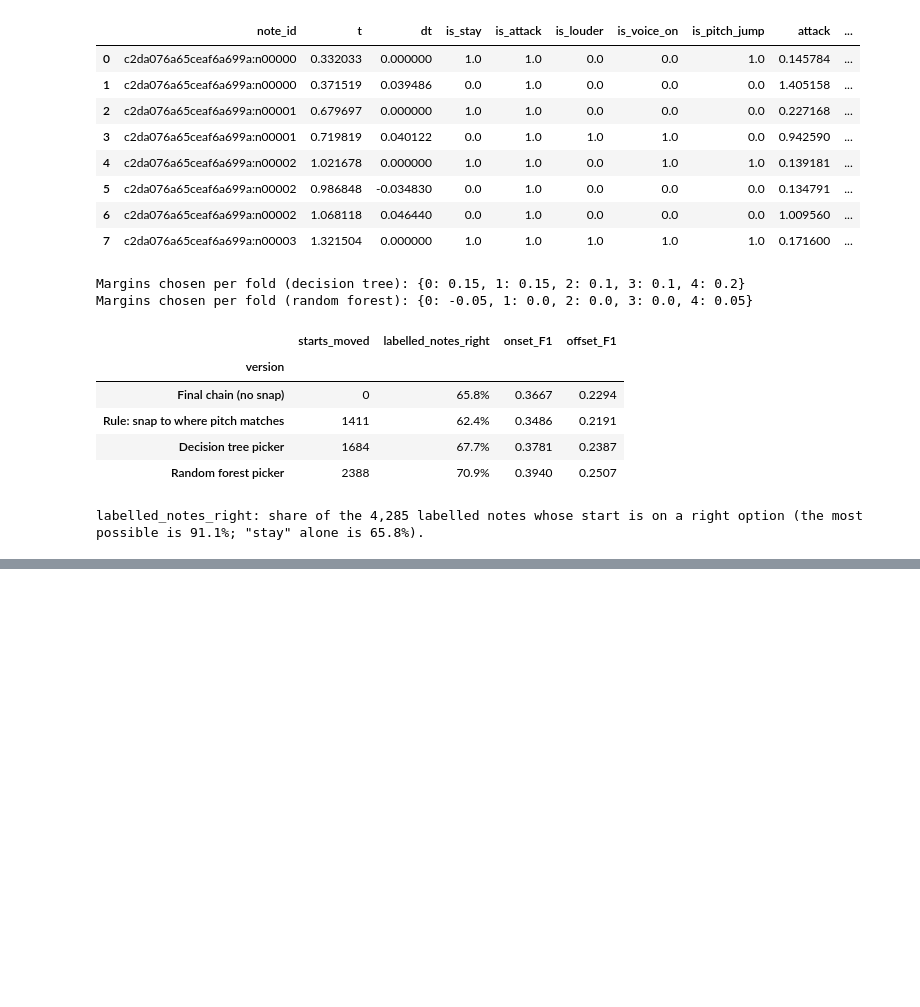
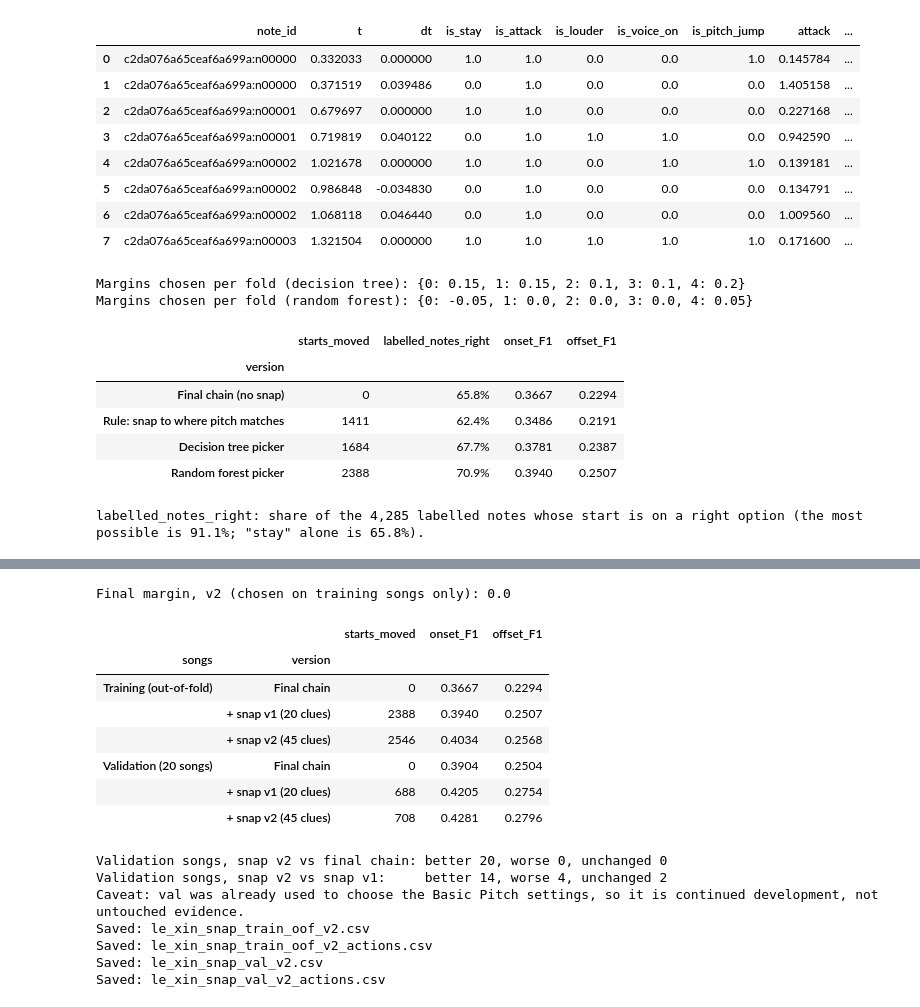
Before and after one commit to feliciaor2024-arch/Scoretify-Project, a Jupyter notebook: notebooks/correction_handover/le_xin_snap_model.ipynb, the cells around one changed output, grey strips where cells are left out. Saved outputs shown, nothing was run; the diff lists cells and outputs as text; code cells hidden in the pictures; blank space fills up the shorter version.

```diff
--- a/notebooks/correction_handover/le_xin_snap_model.ipynb
+++ b/notebooks/correction_handover/le_xin_snap_model.ipynb
@@ -364,14 +369,14 @@ print('Caveat: val was already used to choose the Basic Pitch settings, so it is
 
 # 3. Export complete note tables + action histories (write once; on a rerun, check the saved files still match)
 KINDS = ['is_attack', 'is_louder', 'is_voice_on', 'is_pitch_jump']
-def snap_history(table_before, new_start, options):
+def snap_history(table_before, new_start, options, model=None):
     moved = table_before.set_index('note_id').loc[new_start.index]
     opt = options[options.is_stay == 0].set_index(['note_id', 't'])
     kinds = [';'.join(k[3:] for k in KINDS if opt.loc[(n, t), k].max() == 1) for n, t in new_start.items()]
     h = pd.DataFrame({'note_id': new_start.index, 'recording_id': moved.recording_id.to_numpy(), 'action': 'start_snap',
                       'old_start': moved.start.to_numpy(), 'new_start': new_start.to_numpy(), 'moment_kinds': kinds})
     h['shift_ms'] = ((h.new_start - h.old_start) * 1000).round(1)
-    h['model'] = f'RandomForestClassifier picker, margin {final_margin}; train = out-of-fold by song'
+    h['model'] = model or f'RandomForestClassifier picker, margin {final_margin}; train = out-of-fold by song'
     h['label_version'] = 'answer key (references_train.csv) for labels; provisional'
     order = {n: i for i, n in enumerate(table_before.note_id)}
     return h.assign(_o=h.note_id.map(order)).sort_values('_o').drop(columns='_o').reset_index(drop=True)
@@ -409,0 +527,61 @@ Saved: le_xin_snap_val_v1_actions.csv
+# %%
+# Step 5: final picker v2 -> validation songs (once) -> export snap v2 (train out-of-fold + val) + action histories
+# 1. Final model: random forest with the v2 clues on ALL labelled training options; margin = best training out-of-fold onset F1
+final_margin2 = max(MARGINS, key=lambda g: f1_on(ALL, choose(rf2_prob, g))[0])
+final_rf2 = make_rf().fit(cands2.loc[train_rows, CLUES_V2], y[train_rows])
+print('Final margin, v2 (chosen on training songs only):', final_margin2)
+
+# 2. Validation options = the Step 3 val options + the same new clues (Basic Pitch clues cached by snap_bp_clues.py)
+VCACHE2 = CACHE_DIR / 'snap_candidates_val_v2.csv'
+if VCACHE2.exists():
+    val_cands2 = read(VCACHE2)
+else:
+    val_cands2 = add_new_clues(val_cands, val_chain, read(CACHE_DIR / 'snap_bp_clues_val_v1.csv'))   # ~20 s; no answer key used
+    val_cands2.to_csv(VCACHE2, index=False)
+assert (val_cands2.note_id.to_numpy() == val_cands.note_id.to_numpy()).all() and val_cands2[CLUES_V2].notna().all().all()
+val_start2 = choose(final_rf2.predict_proba(val_cands2[CLUES_V2])[:, 1], final_margin2, val_cands2)
+val_snapped2 = apply_starts(val_start2, val_chain)
+val_after2 = score(val_snapped2, val_refs, val_manifest)
+v1_song = {s['sample_id']: s['f1'] for s in val_after['songs']}
+better2 = sum(s['f1'] > before_song[s['sample_id']] + 1e-12 for s in val_after2['songs'])
+worse2 = sum(s['f1'] < before_song[s['sample_id']] - 1e-12 for s in val_after2['songs'])
+better_v1 = sum(s['f1'] > v1_song[s['sample_id']] + 1e-12 for s in val_after2['songs'])
+worse_v1 = sum(s['f1'] < v1_song[s['sample_id']] - 1e-12 for s in val_after2['songs'])
+train_snapped2 = apply_starts(rf2_start)          # training: out-of-fold picks (step 4); their times come from `cands` (Step 1 table)
+r = lambda out, k: round(out['summary'][k], 4)
+val_table2 = pd.DataFrame([
+    dict(songs='Training (out-of-fold)', version='Final chain',           starts_moved=0, **snap_results_v2.iloc[0][['onset_F1', 'offset_F1']]),
+    dict(songs='Training (out-of-fold)', version='+ snap v1 (20 clues)',  starts_moved=len(rf_start), **snap_results_v2.iloc[1][['onset_F1', 'offset_F1']]),
+    dict(songs='Training (out-of-fold)', version=f'+ snap v2 ({len(CLUES_V2)} clues)', starts_moved=len(rf2_start), **snap_results_v2.iloc[2][['onset_F1', 'offset_F1']]),
+    dict(songs='Validation (20 songs)',  version='Final chain',           starts_moved=0, onset_F1=r(val_before, 'song_macro_f1'), offset_F1=r(val_before, 'song_macro_offset_f1')),
+    dict(songs='Validation (20 songs)',  version='+ snap v1 (20 clues)',  starts_moved=len(val_start), onset_F1=r(val_after, 'song_macro_f1'), offset_F1=r(val_after, 'song_macro_offset_f1')),
+    dict(songs='Validation (20 songs)',  version=f'+ snap v2 ({len(CLUES_V2)} clues)', starts_moved=len(val_start2), onset_F1=r(val_after2, 'song_macro_f1'), offset_F1=r(val_after2, 'song_macro_offset_f1')),
+]).set_index(['songs', 'version'])
+display(val_table2)
+print(f'Validation songs, snap v2 vs final chain: better {better2}, worse {worse2}, unchanged {20 - better2 - worse2}')
+print(f'Validation songs, snap v2 vs snap v1:     better {better_v1}, worse {worse_v1}, unchanged {20 - better_v1 - worse_v1}')
+print('Caveat: val was already used to choose the Basic Pitch settings, so it is continued development, not untouched evidence.')
+
+# 3. Export complete note tables + action histories (write once; v1 files are left as they are)
+MODEL2 = f'RandomForestClassifier picker v2 ({len(CLUES_V2)} clues), margin {final_margin2}; train = out-of-fold by song'
+save_once(train_snapped2, EXPORTS / 'le_xin_snap_train_oof_v2.csv', manifest)
+save_once(snap_history(chain, rf2_start, cands, MODEL2),EXPORTS / 'le_xin_snap_train_oof_v2_actions.csv')
+save_once(val_snapped2, EXPORTS / 'le_xin_snap_val_v2.csv', val_manifest)
+save_once(snap_history(val_chain, val_start2, val_cands2, MODEL2), EXPORTS / 'le_xin_snap_val_v2_actions.csv')
+# %% [output]
+Final margin, v2 (chosen on training songs only): 0.0
+|  |  | starts_moved | onset_F1 | offset_F1 |
+| songs | version |  |  |  |
+| Training (out-of-fold) | Final chain | 0 | 0.3667 | 0.2294 |
+|  | + snap v1 (20 clues) | 2388 | 0.3940 | 0.2507 |
+|  | + snap v2 (45 clues) | 2546 | 0.4034 | 0.2568 |
+| Validation (20 songs) | Final chain | 0 | 0.3904 | 0.2504 |
+|  | + snap v1 (20 clues) | 688 | 0.4205 | 0.2754 |
+|  | + snap v2 (45 clues) | 708 | 0.4281 | 0.2796 |
+Validation songs, snap v2 vs final chain: better 20, worse 0, unchanged 0
+Validation songs, snap v2 vs snap v1:     better 14, worse 4, unchanged 2
+Caveat: val was already used to choose the Basic Pitch settings, so it is continued development, not untouched evidence.
+Saved: le_xin_snap_train_oof_v2.csv
+Saved: le_xin_snap_train_oof_v2_actions.csv
+Saved: le_xin_snap_val_v2.csv
+Saved: le_xin_snap_val_v2_actions.csv
```
Also changed, not shown: parts of 5 cells of this notebook, 9 other files.
